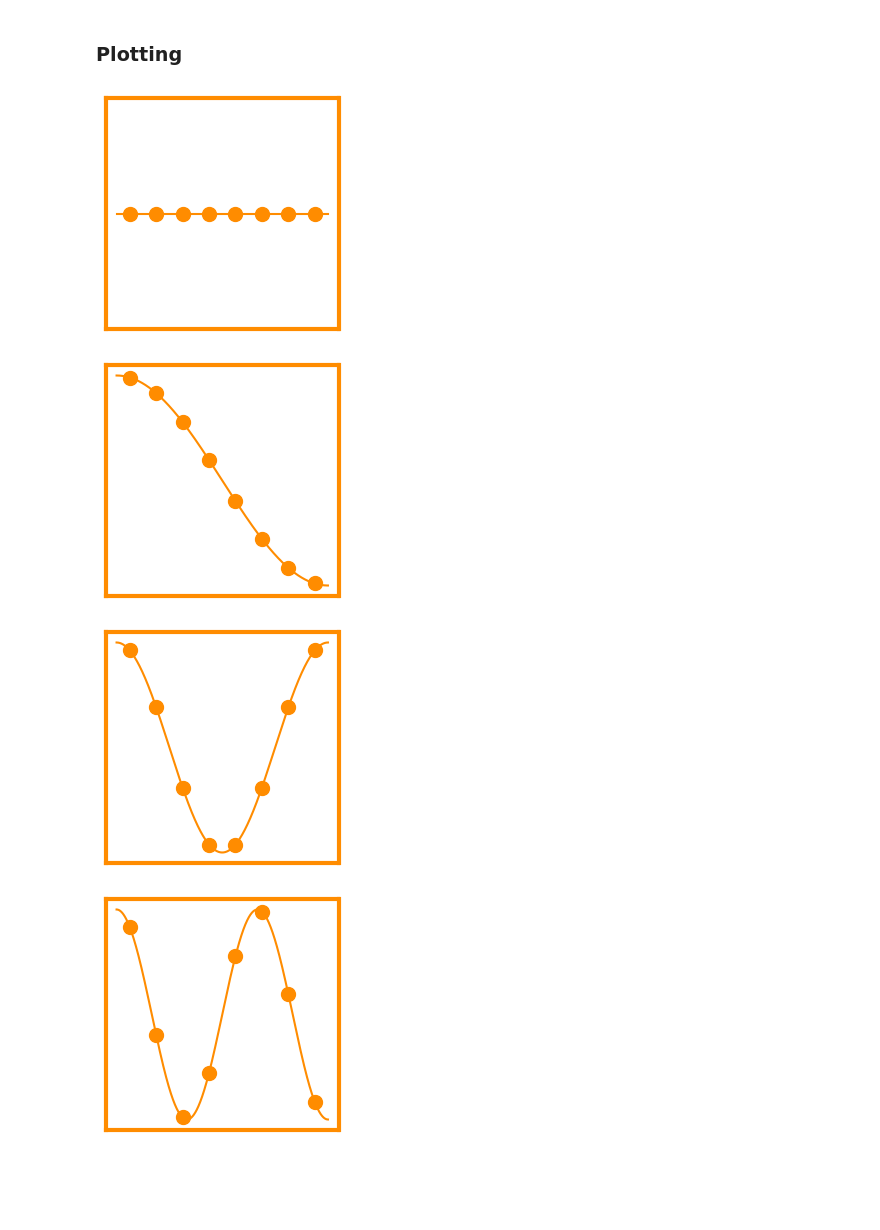
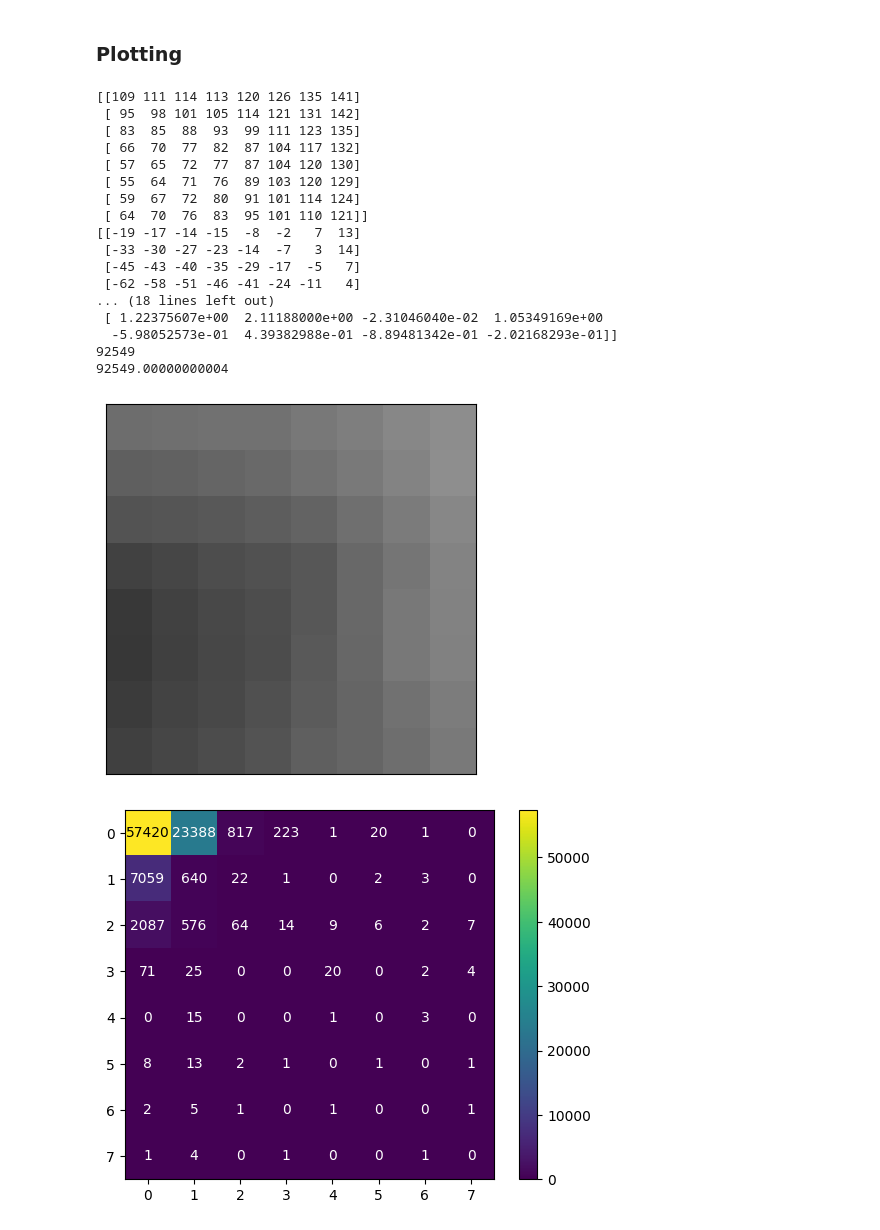
Before and after one commit to LeonardoDiCodeo/dct, a Jupyter notebook: DCT.ipynb, the cells around one changed output. Saved outputs shown, nothing was run; the diff lists cells and outputs as text; code cells hidden in the pictures; blank space fills up the shorter version.

```diff
--- a/DCT.ipynb
+++ b/DCT.ipynb
@@ -179,30 +282,91 @@ def plotPixelImg(pixels):
 # %%
 # print(transform(s))
 # print(sc.fftpack.dct(s,norm='ortho'))
 # s = [1,2,4,7,8,4,3,2]
 
 # z1 = plotcos2dheat(8,6,4)
 # z2 = plotcos2dheat(8,6,4)
 
 #img = readimggray("test2.png")
 # plt.imshow(img, cmap=plt.get_cmap('gray'))
 #dct = dct2D(img)
 #matrix = np.absolute(dct)
 #min_k = np.amin(matrix)
 #max_k = np.amax(matrix)
 #plt.imshow(matrix[:32,:32], cmap=plt.get_cmap('magma'))
 #plt.imshow(matrix[:32,:32], cmap=plt.get_cmap('magma'), norm=colors.LogNorm())
 #out = idct2D(dct)
 # plt.imshow(out, cmap=plt.get_cmap('gray'))
 
-for i in range(8):
-    path = "minicos" + str(i) + ".svg"
-    plotSimpleCos(i, path)
+#for i in range(8):
+#    path = "minicos" + str(i) + ".svg"
+#    plotSimpleCos(i, path)
 
 #pixels = readimggray('8pixel.png')
 #plotPixels(pixels)
+
+# plot2Dbasis(8)
+#plotcos2dheat(8,7,7)
+
+#x,y = plotPixelPairs('test2.png');
+#x = np.array(x).astype(int)
+#y = np.array(y).astype(int)
+# print(x)
+#for i in range(len(x)):
+    #y[i] -= x[i]
+#plotPairs(x,y,'pairsWithExample4.svg')
+#y_2 = np.array([0]*len(x))
+#y_3 = x
+
+#pixels = readimggray('test2.png')
+#io.imsave("greyscale.bmp", pixels)
+#print(pixels)
+#for i in range(128):
+    #for j in range(1,128,2):
+        #pixels[i,j] = 0
+#io.imsave("greyscaleDel.bmp", pixels)
+
+#print(kth_cos(8,2))
+#x,y = kth_cos(8,2)
+#fig, ax = plt.subplots()
+#ax.plot(x,y)
+
+#plotCosBase(8)
+pixels = readimggray('8by8.bmp')
+print(pixels)
+# plotPixelImg(pixels)
+pixels = pixels.astype(int)
+for i in range (8):
+    for j in range(8):
+        pixels[i,j] -= 128
+
+print(pixels)
+t = dct2D(pixels)
+print(t)
+
+# plotheat(np.abs(t))
+
+print(np.sum(np.square(pixels)))
+print(np.sum(np.square(t)))
+
+plotheat(np.square(t))
 # %% [output]
+[[109 111 114 113 120 126 135 141]
+ [ 95  98 101 105 114 121 131 142]
+ [ 83  85  88  93  99 111 123 135]
+ [ 66  70  77  82  87 104 117 132]
+ [ 57  65  72  77  87 104 120 130]
+ [ 55  64  71  76  89 103 120 129]
+ [ 59  67  72  80  91 101 114 124]
+ [ 64  70  76  83  95 101 110 121]]
+[[-19 -17 -14 -15  -8  -2   7  13]
+ [-33 -30 -27 -23 -14  -7   3  14]
+ [-45 -43 -40 -35 -29 -17  -5   7]
+ [-62 -58 -51 -46 -41 -24 -11   4]
+... (18 lines left out)
+ [ 1.22375607e+00  2.11188000e+00 -2.31046040e-02  1.05349169e+00
+  -5.98052573e-01  4.39382988e-01 -8.89481342e-01 -2.02168293e-01]]
+92549
+92549.00000000004
-[figure, old version]
+[figure, new version]
-[figure, old version]
+[figure, new version]
-[figure, removed]
-[figure, removed]
```
Also changed, not shown: parts of 4 cells of this notebook, 2 other files.
